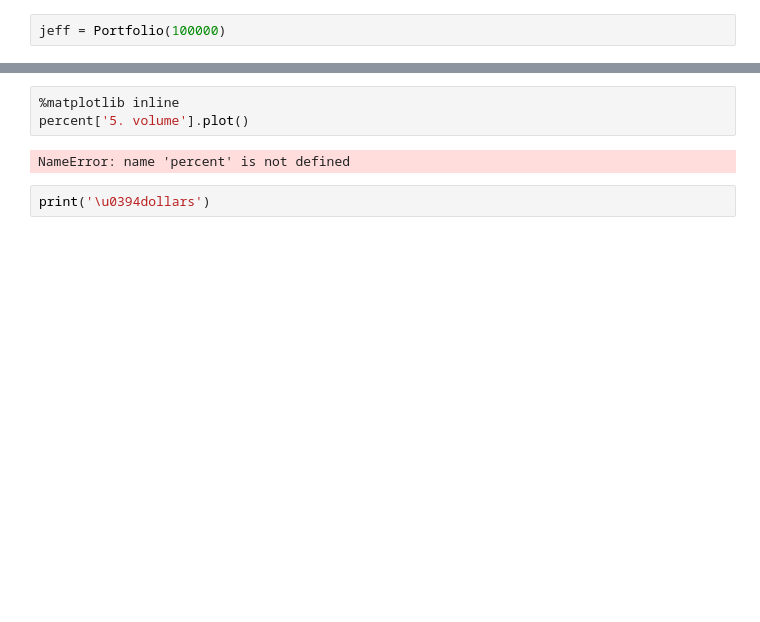
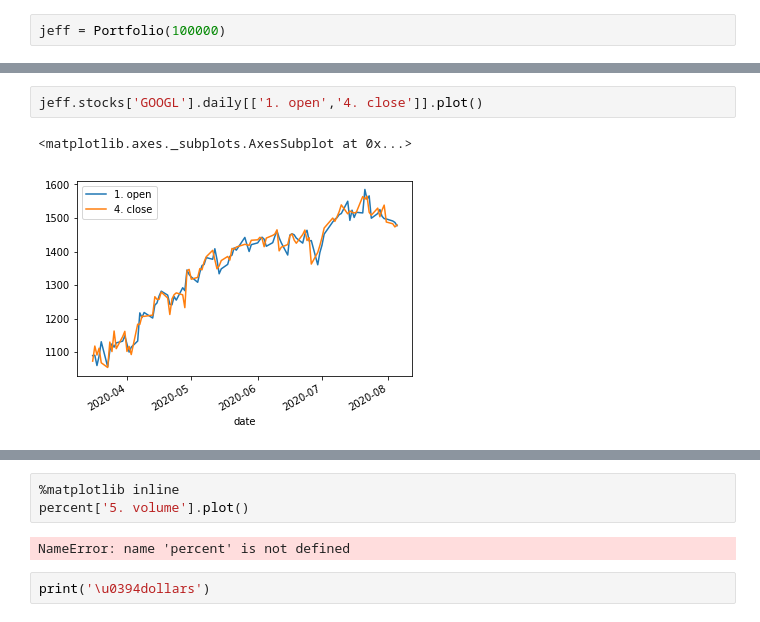
Before and after one commit to jwheeler706/Buy-low-sell-high, a Jupyter notebook: Testing testing.ipynb, the cells around one changed output, grey strips where cells are left out. Cells and saved outputs as stored; diff of their text form; blank space fills up the shorter version.

```diff
--- a/Testing testing.ipynb
+++ b/Testing testing.ipynb
@@ -6,0 +24,5 @@ jeff = Portfolio(100000)
+# %%
+jeff.stocks['GOOGL'].daily[['1. open','4. close']].plot()
+# %% [output]
+<matplotlib.axes._subplots.AxesSubplot at 0x...>
+[figure, added]
```
Also changed, not shown: parts of 18 cells of this notebook, 1 other file.
